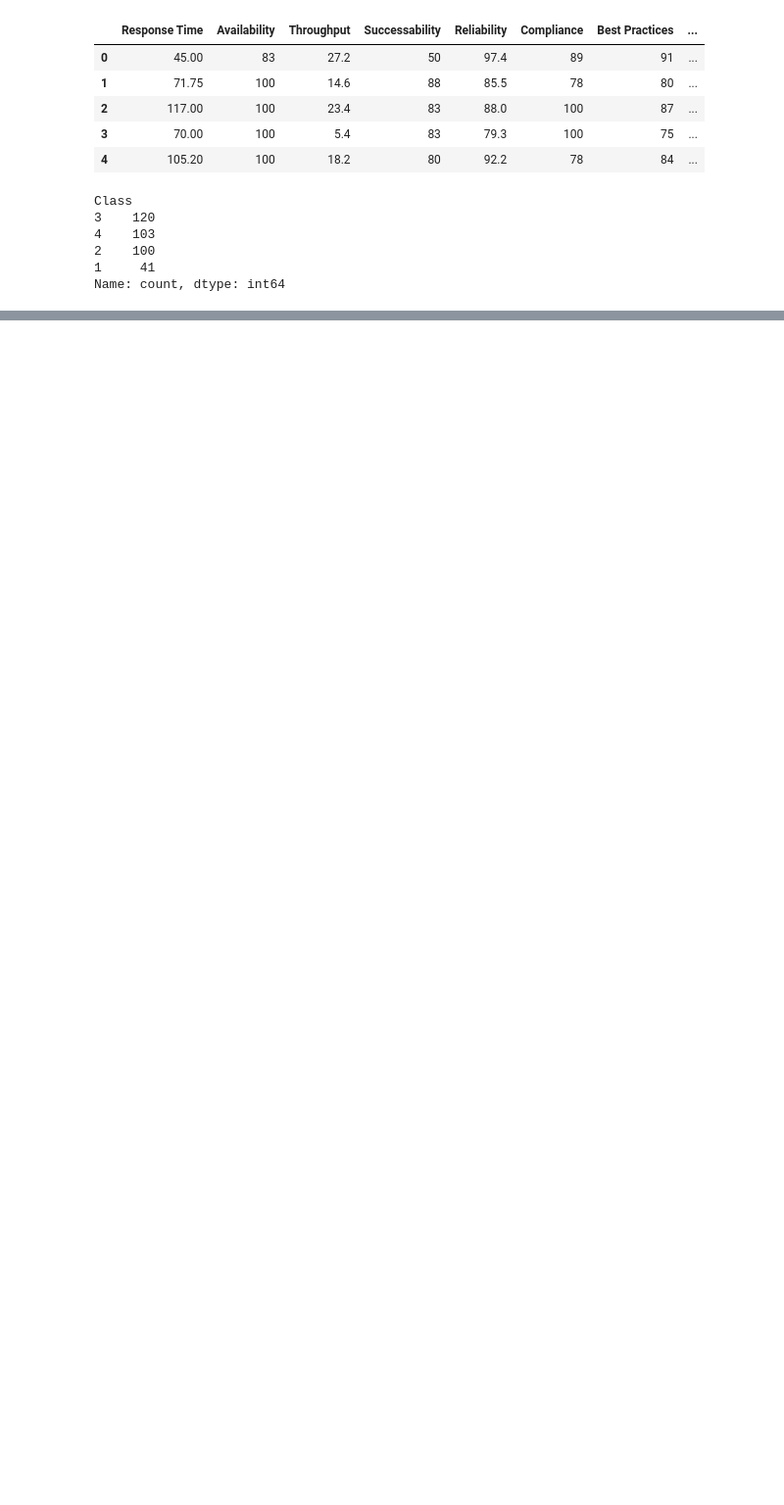
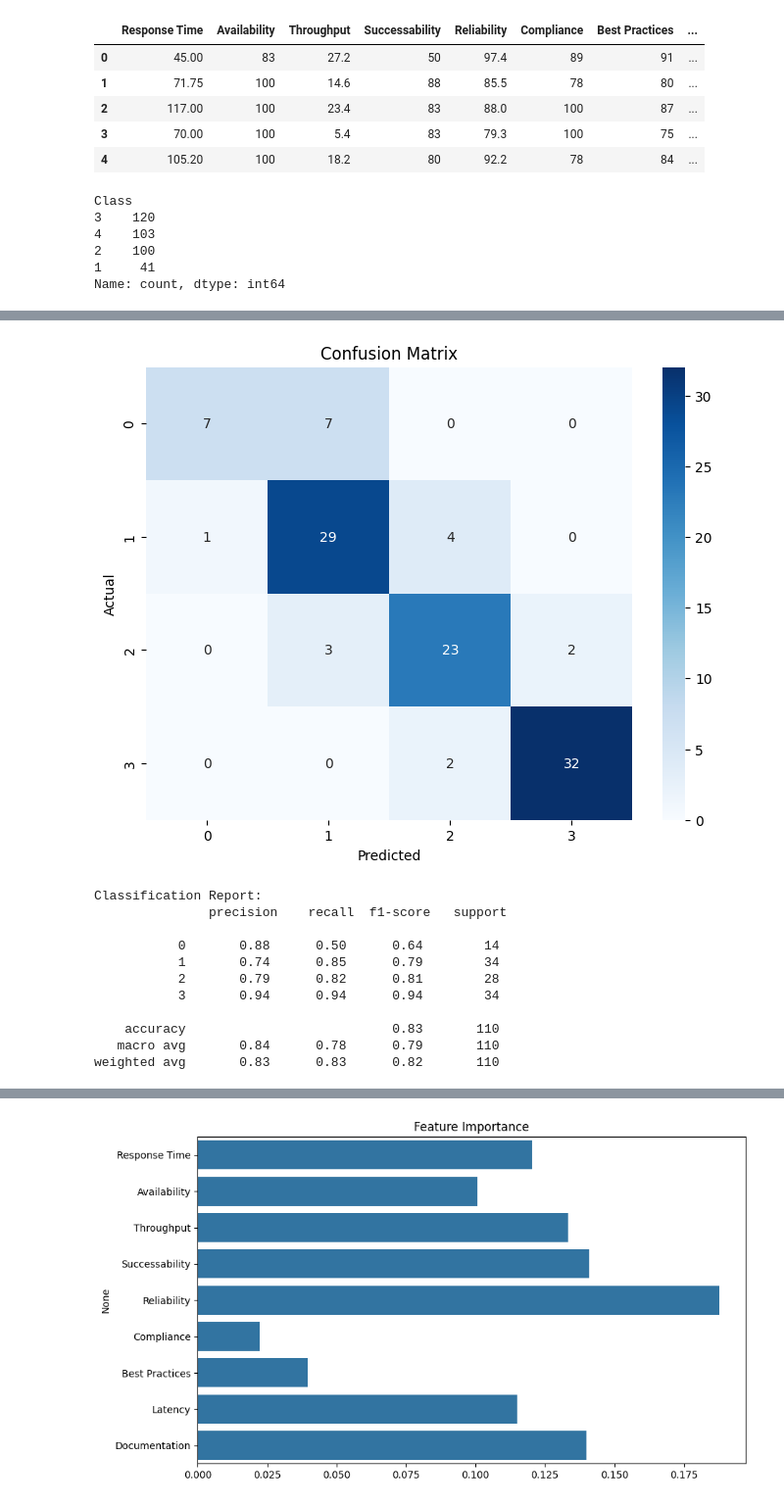
Before and after one commit to eduardo-a-gomes/route25, a Jupyter notebook: Route25/Random_forest.ipynb, the cells around one changed output, grey strips where cells are left out. Shown at 98% size. Saved outputs shown, nothing was run; the diff lists cells and outputs as text; code cells hidden in the pictures; blank space fills up the shorter version.

```diff
--- a/Route25/Random_forest.ipynb
+++ b/Route25/Random_forest.ipynb
@@ -59,0 +79,5 @@ Name: count, dtype: int64
+# %%
+features=df.drop(columns=['Class'])
+target=df['Class']
+target=target-1
+target
@@ -60,5 +97,4 @@ Name: count, dtype: int64
 # %%
 from sklearn.model_selection import train_test_split
-
 # Separar o conjunto de dados em treino (70%) e teste (30%)
-train, test = train_test_split(df, test_size=0.3, random_state=42)
+train_features,test_features,train_target,test_target = train_test_split(features,target, test_size=0.3, random_state=42)
@@ -78,0 +135,12 @@ IndexError: only integers, slices (`:`), ellipsis (`...`), numpy.newaxis (`None`
+# %%
+from sklearn.ensemble import RandomForestClassifier
+
+
+# Criar e treinar o modelo Random Forest
+model = RandomForestClassifier(n_estimators=100, random_state=42)
+model.fit(train_features, train_target)
+
+
+# Fazer previsões no conjunto de teste
+predictions = model.predict(test_features)
+probabilities = model.predict_proba(test_features)[:, 1]
@@ -78,0 +196,49 @@ IndexError: only integers, slices (`:`), ellipsis (`...`), numpy.newaxis (`None`
+# %%
+# Import libraries
+import pandas as pd
+from sklearn.ensemble import RandomForestClassifier
+from sklearn.metrics import confusion_matrix, classification_report, roc_curve, auc
+import matplotlib.pyplot as plt
+import seaborn as sns
+from sklearn.preprocessing import label_binarize
+
+
+
+# 5. ROC Curve for Multiclass
+classes = model.classes_
+y_test_bin = label_binarize(test_target, classes=classes)
+n_classes = len(classes)
+
+plt.figure(figsize=(8, 6))
+for i in range(n_classes):
+    fpr, tpr, _ = roc_curve(y_test_bin[:, i], probabilities[:, i])
+    roc_auc = auc(fpr, tpr)
+    plt.plot(fpr, tpr, label=f'Class {classes[i]} (AUC = {roc_auc:.2f})')
+
+plt.plot([0, 1], [0, 1], 'k--')
+plt.xlabel('False Positive Rate')
+plt.ylabel('True Positive Rate')
+plt.title('ROC Curve (Multiclass)')
+plt.legend()
+plt.show()
+
+# 6. Feature Importance (optional)
+importances = model.feature_importances_
+feature_names = train_features.columns
+plt.figure(figsize=(10, 6))
+sns.barplot(x=importances, y=feature_names)
+plt.title('Feature Importance')
+plt.show()
+# %% [output]
+[figure, added]
+Classification Report:
+               precision    recall  f1-score   support
+
+           0       0.88      0.50      0.64        14
+           1       0.74      0.85      0.79        34
+           2       0.79      0.82      0.81        28
+           3       0.94      0.94      0.94        34
+
+    accuracy                           0.83       110
+   macro avg       0.84      0.78      0.79       110
+weighted avg       0.83      0.83      0.82       110
@@ -78,0 +246 @@ IndexError: only integers, slices (`:`), ellipsis (`...`), numpy.newaxis (`None`
+[figure, added]
```
Also changed, not shown: parts of 13 cells of this notebook, 7 other files.
